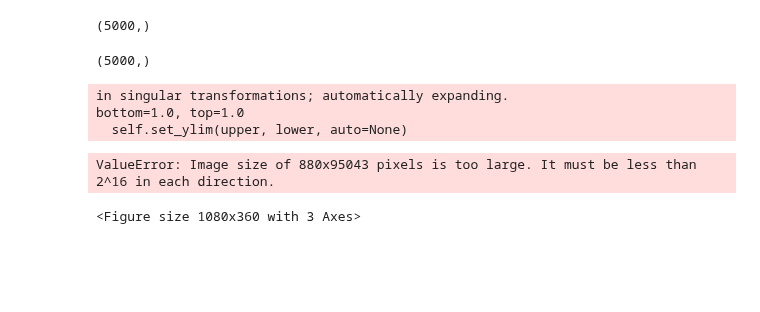
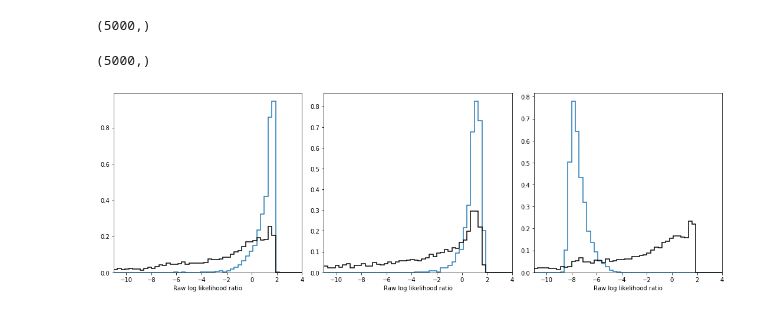
Before and after one commit to smsharma/mining-for-substructure-lens, a Jupyter notebook: notebooks/10_calibration_curves.ipynb, the cells around one changed output. Cells and saved outputs as stored; diff of their text form; code cells hidden in the pictures; blank space fills up the shorter version.

```diff
--- a/notebooks/10_calibration_curves.ipynb
+++ b/notebooks/10_calibration_curves.ipynb
@@ -98,35 +98,39 @@ llr_calibration_den.shape
 # %% [output]
 (5000,)
 # %%
-llr_range= -5., 4.
+llr_range= -11., 4.
 
 fig = plt.figure(figsize=(3*5,5))
 
 for panel in range(3):
     ax = plt.subplot(1,3,panel+1)
 
-    for num in llr_calibration_nums[panel]:
-        plt.hist(
-            num, range=llr_range, bins=50, histtype="step", lw=1.5,
-            #label=r"$n_{{calib}} = {:.0f}$, $\beta = {:.1f}$".format(theta_grid[i,0], theta_grid[i,1])
-        )
     plt.hist(
-        llr_calibration_den[theta_idx[panel]], range=llr_range, bins=50, histtype="step",
+        llr_calibration_nums[panel],
+        range=llr_range,
+        bins=50,
+        histtype="step",
+        lw=1.5,
+        density=True,
+        #label=r"$n_{{calib}} = {:.0f}$, $\beta = {:.1f}$".format(theta_grid[i,0], theta_grid[i,1])
+    )
+    plt.hist(
+        llr_calibration_den[theta_idx[panel]],
+        range=llr_range,
+        bins=50,
+        histtype="step",
         lw=1.5, color="black",
+        density=True,
         #label=r"Reference (marginal model)"
     )
     #plt.legend(loc="upper left")
 
     #ax.set_yscale("log")
     plt.xlim(*llr_range)
     #plt.ylim(1.,1.e4)
     plt.xlabel(r"Raw log likelihood ratio")
 
 plt.tight_layout()
 plt.savefig("../figures/calibration_histograms.pdf")
 # %% [output]
-in singular transformations; automatically expanding.
-bottom=1.0, top=1.0
-  self.set_ylim(upper, lower, auto=None)
-ValueError: Image size of 880x95043 pixels is too large. It must be less than 2^16 in each direction.
-<Figure size 1080x360 with 3 Axes>
+[figure, added]
```
Also changed, not shown: parts of 5 cells of this notebook, 10 other files.
